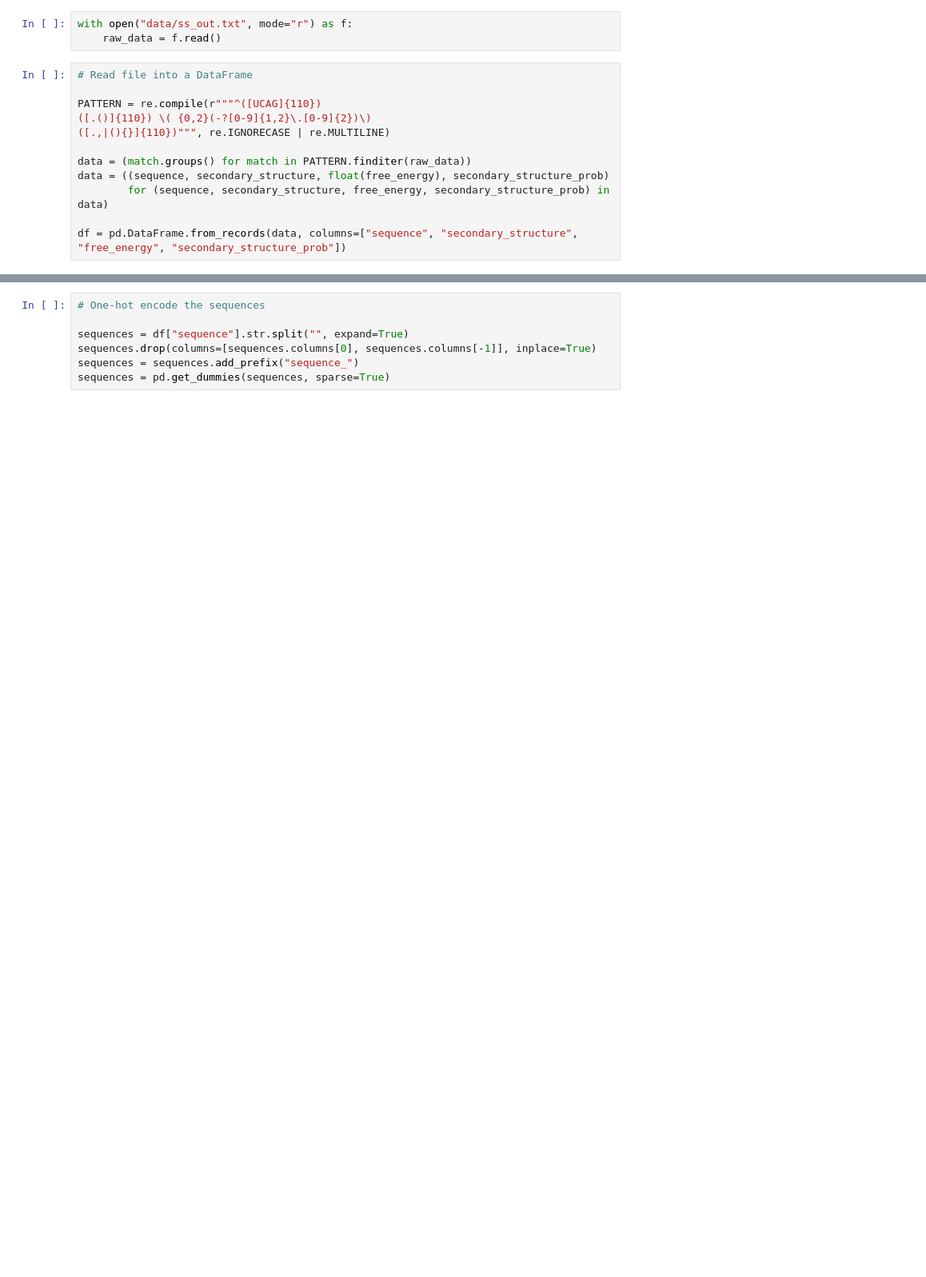
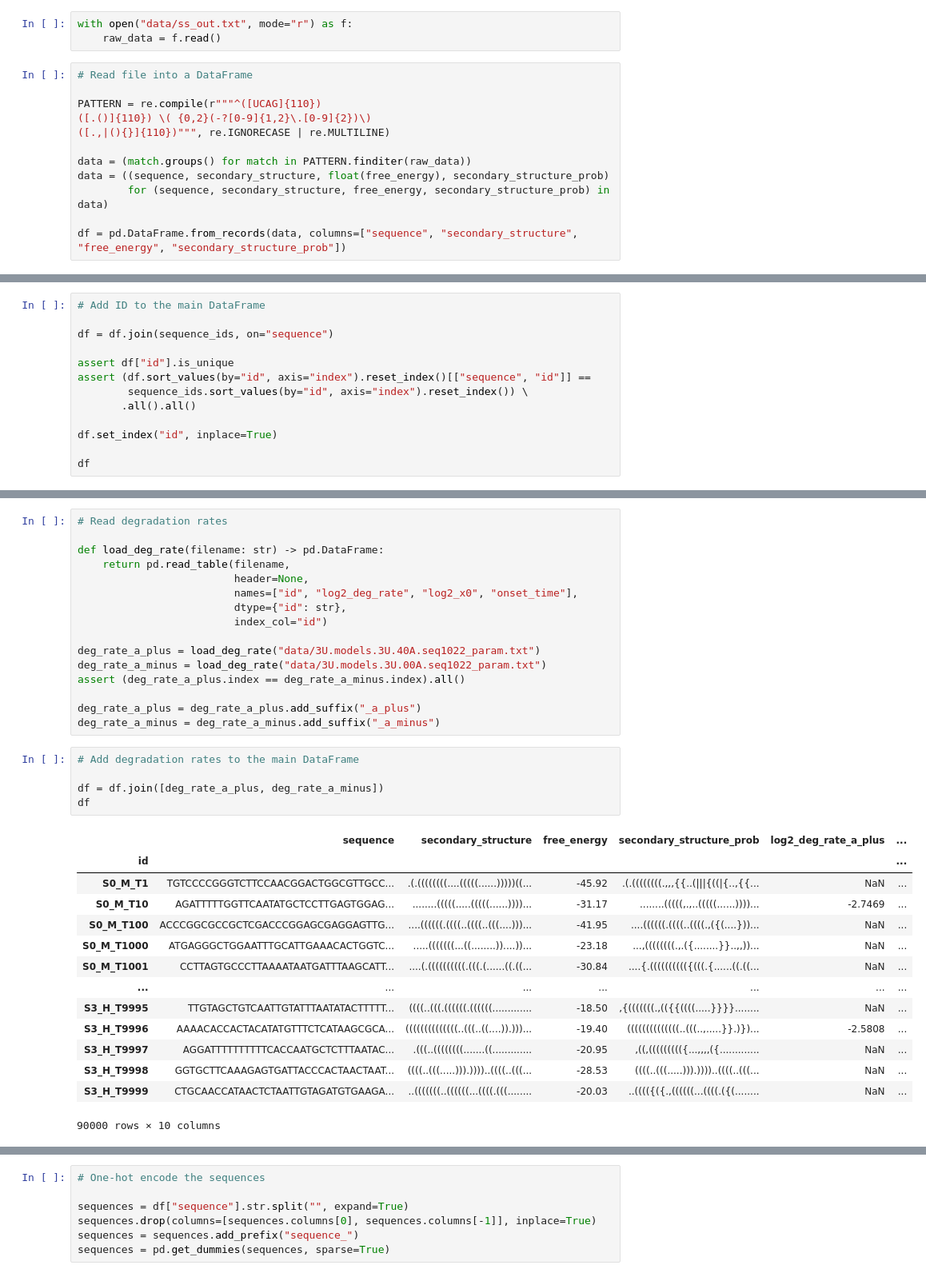
Before and after one commit to mbikovitsky/intro-to-ai-2020-final-project, a Jupyter notebook: Secondary Structure.ipynb, the cells around one changed output, grey strips where cells are left out. Shown at 80% size. Cells and saved outputs as stored; diff of their text form; blank space fills up the shorter version.

```diff
--- a/Secondary Structure.ipynb
+++ b/Secondary Structure.ipynb
@@ -26,0 +75,13 @@ df["sequence"] = df["sequence"].str.replace("U", "T")
+# %%
+# Add ID to the main DataFrame
+
+df = df.join(sequence_ids, on="sequence")
+
+assert df["id"].is_unique
+assert (df.sort_values(by="id", axis="index").reset_index()[["sequence", "id"]] ==
+        sequence_ids.sort_values(by="id", axis="index").reset_index()) \
+       .all().all()
+
+df.set_index("id", inplace=True)
+
+df
@@ -26,0 +103,36 @@ df["sequence"] = df["sequence"].str.replace("U", "T")
+# %%
+# Read degradation rates
+
+def load_deg_rate(filename: str) -> pd.DataFrame:
+    return pd.read_table(filename,
+                         header=None,
+                         names=["id", "log2_deg_rate", "log2_x0", "onset_time"],
+                         dtype={"id": str},
+                         index_col="id")
+
+deg_rate_a_plus = load_deg_rate("data/3U.models.3U.40A.seq1022_param.txt")
+deg_rate_a_minus = load_deg_rate("data/3U.models.3U.00A.seq1022_param.txt")
+assert (deg_rate_a_plus.index == deg_rate_a_minus.index).all()
+
+deg_rate_a_plus = deg_rate_a_plus.add_suffix("_a_plus")
+deg_rate_a_minus = deg_rate_a_minus.add_suffix("_a_minus")
+# %%
+# Add degradation rates to the main DataFrame
+
+df = df.join([deg_rate_a_plus, deg_rate_a_minus])
+df
+# %% [output]
+|  | sequence | secondary_structure | free_energy | secondary_structure_prob | log2_deg_rate_a_plus | ... |
+| id |  |  |  |  |  | ... |
+| S0_M_T1 | TGTCCCCGGGTCTTCCAACGGACTGGCGTTGCC... | .(.((((((((....(((((......)))))((... | -45.92 | .(.((((((((.,,,{{..(|||{((|{..,{{... | NaN | ... |
+| S0_M_T10 | AGATTTTTGGTTCAATATGCTCCTTGAGTGGAG... | ........(((((.....(((((......))))... | -31.17 | ........(((((,.,..(((((......))))... | -2.7469 | ... |
+| S0_M_T100 | ACCCGGCGCCGCTCGACCCGGAGCGAGGAGTTG... | ....((((((.((((..((((..(((....)))... | -41.95 | ....((((((.((((..((((.,({(....}))... | NaN | ... |
+| S0_M_T1000 | ATGAGGGCTGGAATTTGCATTGAAACACTGGTC... | .....(((((((...((........))....))... | -23.18 | ...,((((((((.,.({........}}..,,))... | NaN | ... |
+| S0_M_T1001 | CCTTAGTGCCCTTAAAATAATGATTTAAGCATT... | ....(.((((((((((.(((.(......((.((... | -30.84 | ....{.(((((((((({(((.{......((.((... | NaN | ... |
+| ... | ... | ... | ... | ... | ... | ... |
+| S3_H_T9995 | TTGTAGCTGTCAATTGTATTTAATATACTTTTT... | ((((..(((.((((((.((((((............. | -18.50 | ,{(((((((.,(({{((((.....}}}}........ | NaN | ... |
+| S3_H_T9996 | AAAACACCACTACATATGTTTCTCATAAGCGCA... | ((((((((((((((..(((..((....)).)))... | -19.40 | ((((((((((((((..(((..,.....}}.)})... | -2.5808 | ... |
+| S3_H_T9997 | AGGATTTTTTTTTTCACCAATGCTCTTTAATAC... | .(((..((((((((.......((............. | -20.95 | ,((,((((((((({...,,,,({............. | NaN | ... |
+| S3_H_T9998 | GGTGCTTCAAAGAGTGATTACCCACTAACTAAT... | ((((..(((.....))).))))..((((..(((... | -28.53 | ((((..(((.....))).))))..((((..(((... | NaN | ... |
+| S3_H_T9999 | CTGCAACCATAACTCTAATTGTAGATGTGAAGA... | ..(((((((..((((((...((((.(((........ | -20.03 | ..(((({({.,((((((...((((.({(........ | NaN | ... |
+90000 rows × 10 columns
```
Also changed, not shown: parts of 20 cells of this notebook.
